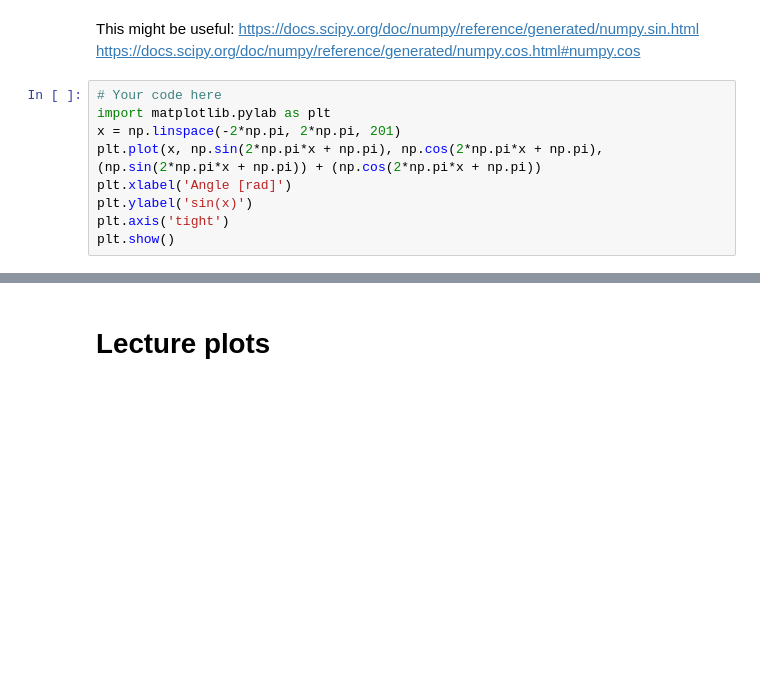
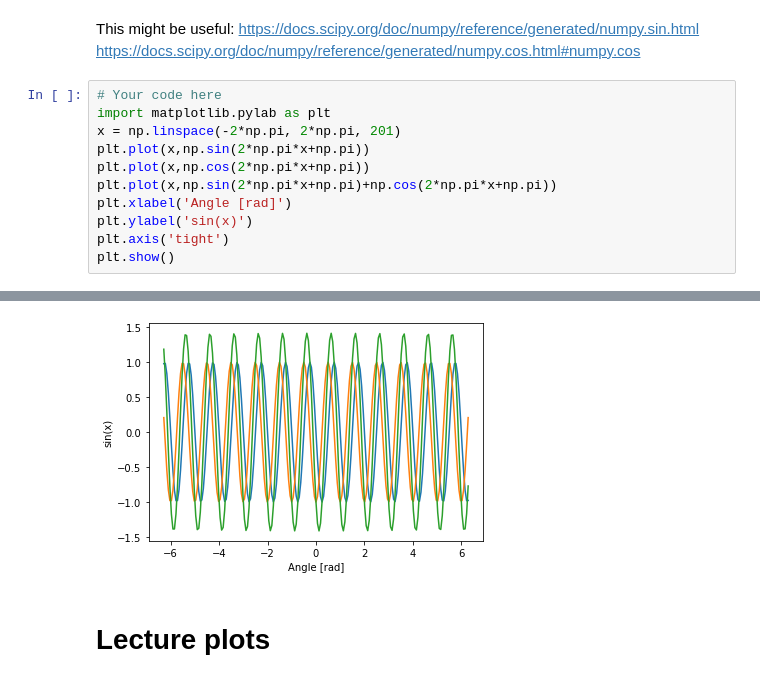
Before and after one commit to sju-chem264-2019/9-19-2019-lecture-daliahassan98, a Jupyter notebook: 9-19-2019 - Lecture Notebook.ipynb, the cells around one changed output, grey strips where cells are left out. Drawn from its saved outputs; the diff is of its cells as text; blank space fills up the shorter version.

```diff
--- a/9-19-2019 - Lecture Notebook.ipynb
+++ b/9-19-2019 - Lecture Notebook.ipynb
@@ -335,7 +336,9 @@ https://docs.scipy.org/doc/numpy/reference/generated/numpy.cos.html#numpy.cos
 # Your code here
 import matplotlib.pylab as plt
 x = np.linspace(-2*np.pi, 2*np.pi, 201)
-plt.plot(x, np.sin(2*np.pi*x + np.pi), np.cos(2*np.pi*x + np.pi), (np.sin(2*np.pi*x + np.pi)) + (np.cos(2*np.pi*x + np.pi))
+plt.plot(x,np.sin(2*np.pi*x+np.pi))
+plt.plot(x,np.cos(2*np.pi*x+np.pi))
+plt.plot(x,np.sin(2*np.pi*x+np.pi)+np.cos(2*np.pi*x+np.pi))
 plt.xlabel('Angle [rad]')
 plt.ylabel('sin(x)')
 plt.axis('tight')
@@ -345,3 +347,4 @@ SyntaxError: invalid syntax (<ipython-input-48-476659241b7d>, line 5)
+[figure, added]
 # %% [markdown]
 # Lecture plots
 # %% [markdown]
```
Also changed, not shown: parts of 15 cells of this notebook.
